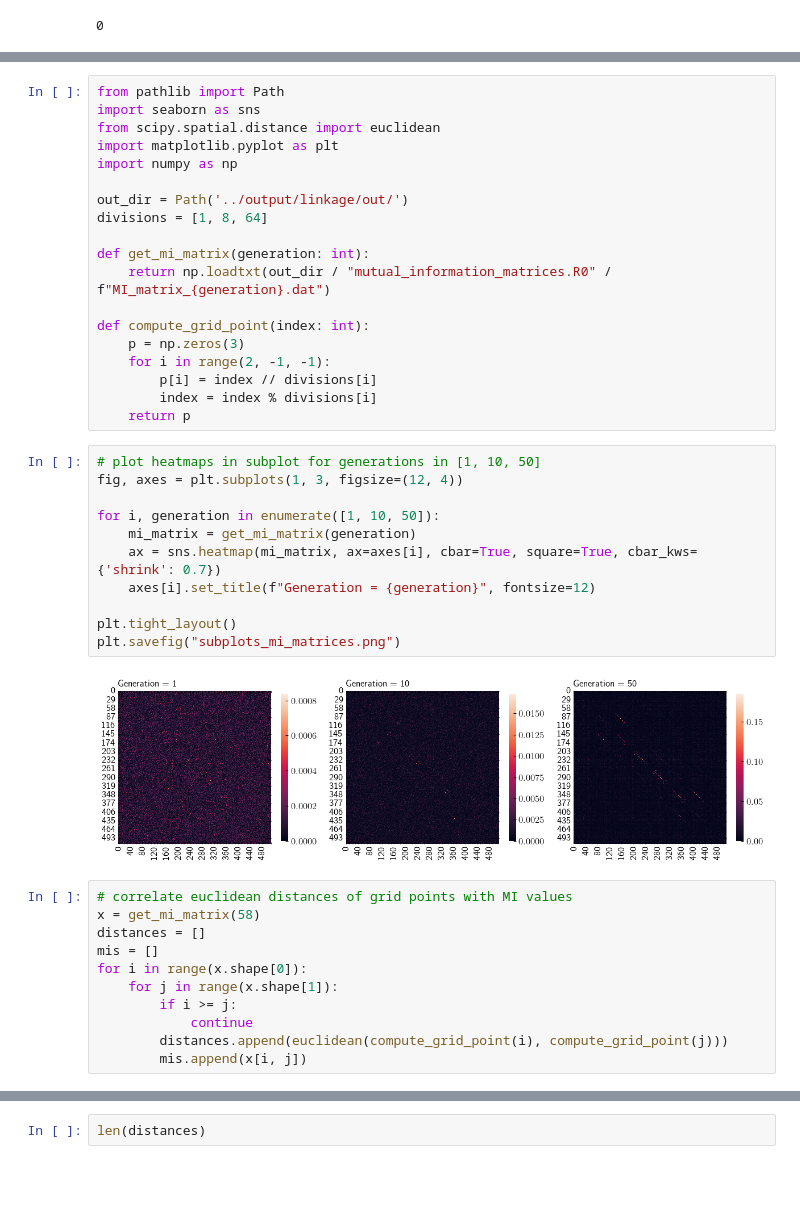
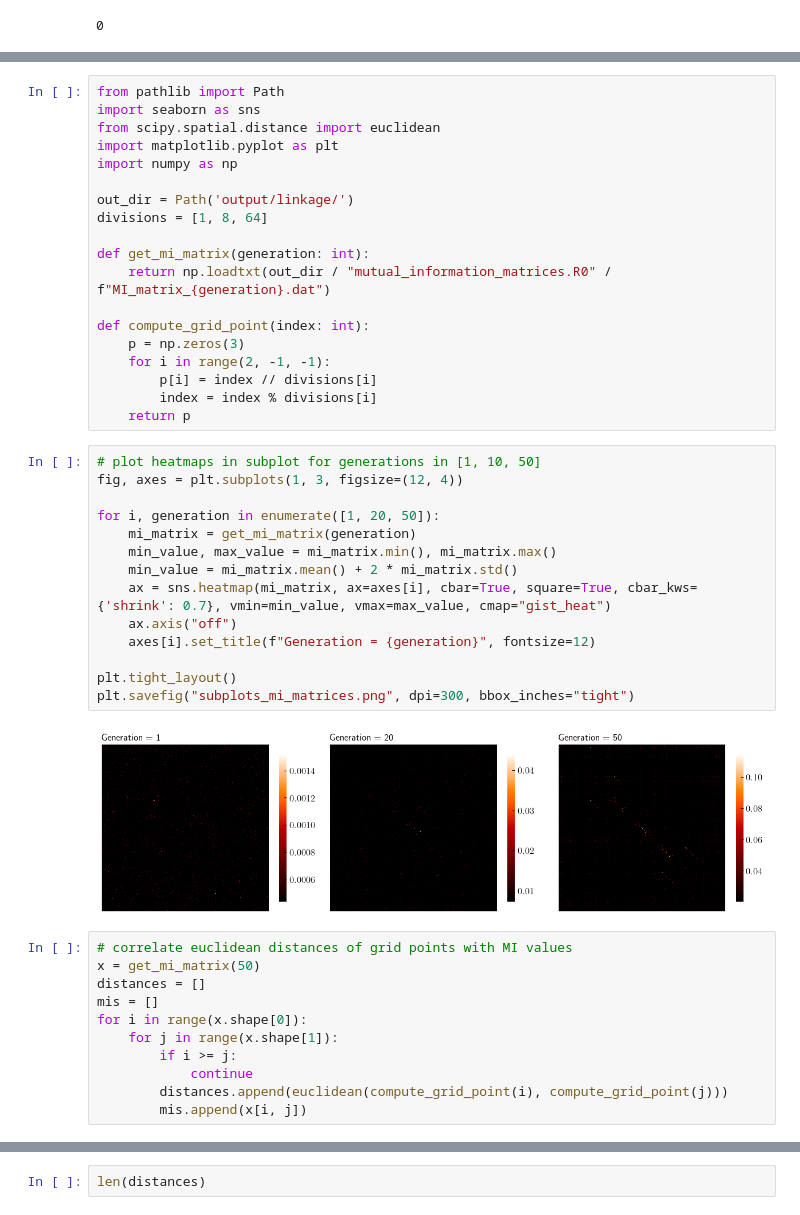
Before and after one commit to joasiee/elastix, a Jupyter notebook: experiments/notebooks/experiments/linkage_models.ipynb, the cells around one changed output, grey strips where cells are left out. Cells and saved outputs as stored; diff of their text form; blank space fills up the shorter version.

Commit message:
final plot changes

```diff
--- a/experiments/notebooks/experiments/linkage_models.ipynb
+++ b/experiments/notebooks/experiments/linkage_models.ipynb
@@ -149,7 +177,7 @@ from scipy.spatial.distance import euclidean
 import matplotlib.pyplot as plt
 import numpy as np
 
-out_dir = Path('../output/linkage/out/')
+out_dir = Path('output/linkage/')
 divisions = [1, 8, 64]
 
 def get_mi_matrix(generation: int):
@@ -164,19 +192,22 @@ def compute_grid_point(index: int):
 # %%
 # plot heatmaps in subplot for generations in [1, 10, 50]
 fig, axes = plt.subplots(1, 3, figsize=(12, 4))
 
-for i, generation in enumerate([1, 10, 50]):
+for i, generation in enumerate([1, 20, 50]):
     mi_matrix = get_mi_matrix(generation)
-    ax = sns.heatmap(mi_matrix, ax=axes[i], cbar=True, square=True, cbar_kws={'shrink': 0.7})
+    min_value, max_value = mi_matrix.min(), mi_matrix.max()
+    min_value = mi_matrix.mean() + 2 * mi_matrix.std()
+    ax = sns.heatmap(mi_matrix, ax=axes[i], cbar=True, square=True, cbar_kws={'shrink': 0.7}, vmin=min_value, vmax=max_value, cmap="gist_heat")
+    ax.axis("off")
     axes[i].set_title(f"Generation = {generation}", fontsize=12)
 
 plt.tight_layout()
-plt.savefig("subplots_mi_matrices.png")
+plt.savefig("subplots_mi_matrices.png", dpi=300, bbox_inches="tight")
 # %% [output]
-[figure, old version]
+[figure, new version]
 # %%
 # correlate euclidean distances of grid points with MI values
-x = get_mi_matrix(58)
+x = get_mi_matrix(50)
 distances = []
 mis = []
 for i in range(x.shape[0]):
```
Also changed, not shown: parts of 2 cells of this notebook, 3 other files.
